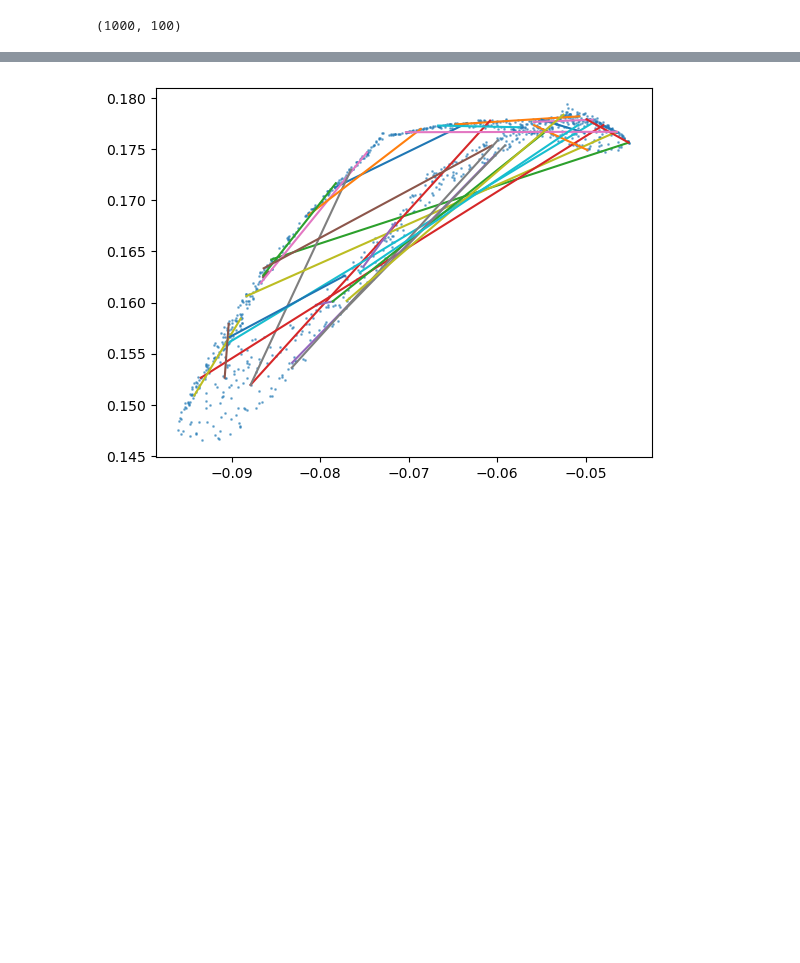
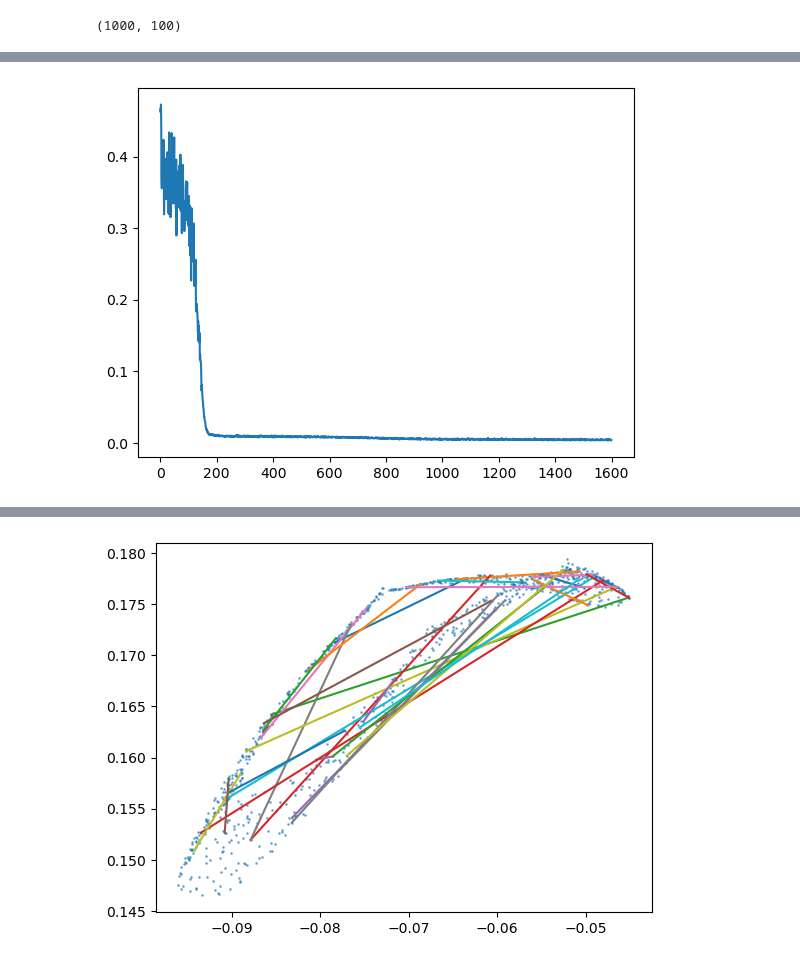
Before and after one commit to fablos/geo_latte, a Jupyter notebook: icra/circular_data.ipynb, the cells around one changed output, grey strips where cells are left out. Cells and saved outputs as stored; diff of their text form; code cells hidden in the pictures; blank space fills up the shorter version.

```diff
--- a/icra/circular_data.ipynb
+++ b/icra/circular_data.ipynb
@@ -165,6 +138,3 @@ class BernoulliDecoder(nn.Module):
-# %%
-basic_vae = [VAE(prior, BernoulliDecoder(get_decoder(z_dim)), GaussianEncoder(get_encoder(z_dim)))]
-basic_opt = [torch.optim.Adam(basic_vae[0].parameters(), lr=1e-3)]
-epochs = 10
-device = 'cuda' if torch.cuda.is_available() else 'cpu'
-train(basic_vae, basic_opt, train_loader, epochs, device)
+# %%
+model = get_decoder()
+model.train()
@@ -171,2 +152,26 @@ train(basic_vae, basic_opt, train_loader, epochs, device)
+# %%
+epochs = 100
+device = 'cuda' if torch.cuda.is_available() else 'mps' if torch.backends.mps.is_available() else 'cpu'
+opt = torch.optim.Adam(model.parameters(), lr=1e-3)
+# %%
+# write a training loop with tqdm
+model.to(device)
+losses = []
+for epoch in tqdm(range(epochs)):
+    for batch in train_loader:
+        z, y = batch
+        z = z.to(device)
+        opt.zero_grad()
+        y_hat = model(z)
+        loss = torch.nn.functional.mse_loss(y_hat, y.to(device))
+        losses.append(loss.item())
+        loss.backward()
+        opt.step()
+# %%
+# plot the losses
+plt.plot(losses)
+plt.show()
+# %% [output]
+[figure, added]
 # %%
 ## Put trained models in 'eval' mode
```
Also changed, not shown: parts of 10 cells of this notebook.
